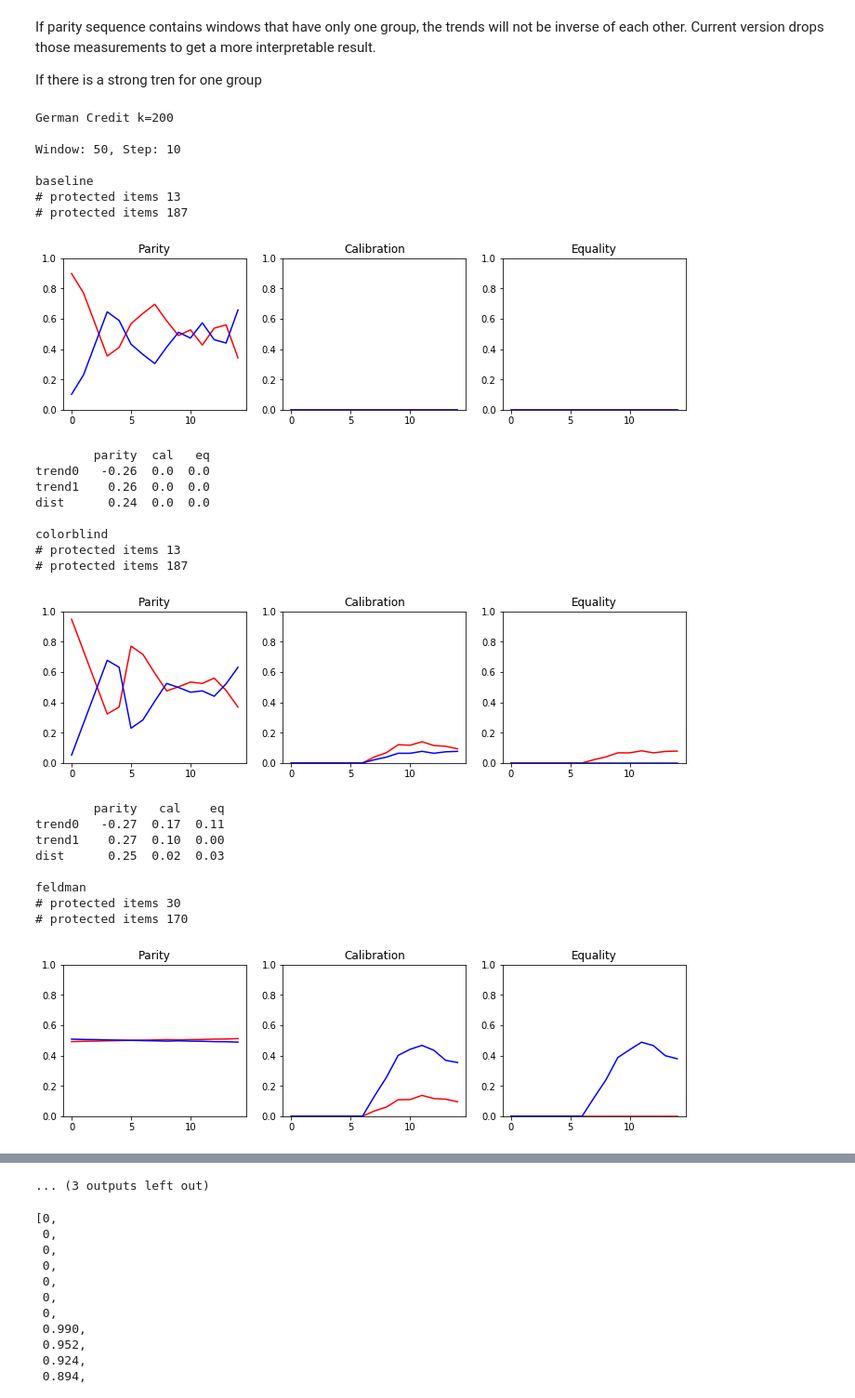
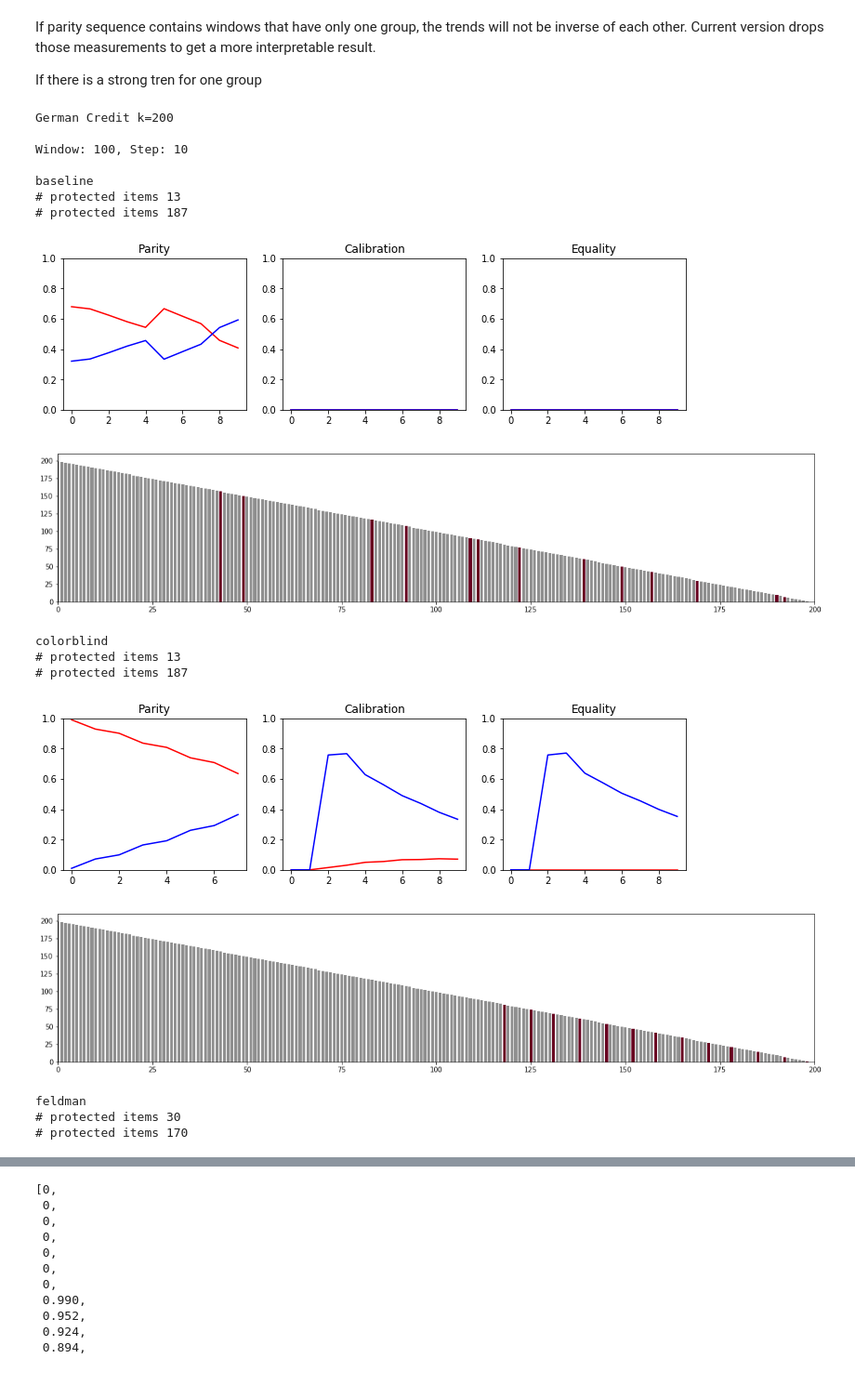
Before and after one commit to caitlinkuhlman/fair_ranking, a Jupyter notebook: diagnostics_FA_IR_datasets.ipynb, the cells around one changed output, grey strips where cells are left out. Shown at 93% size. Saved outputs shown, nothing was run; the diff lists cells and outputs as text; code cells hidden in the pictures.

Commit message:
notebooks for charts

```diff
--- a/diagnostics_FA_IR_datasets.ipynb
+++ b/diagnostics_FA_IR_datasets.ipynb
@@ -68,6 +68,13 @@ def plot_all(data, w, s):
     plt.plot(e1, color='blue')
     plt.title("Equality")
     plt.show()
+# %%
+def formatRank_german(df):
+    tmp = pd.DataFrame()
+    tmp['y']=df.sort_values('y_pred',ascending=False).index
+    tmp['y_pred']=tmp.index
+    tmp['g']=df.sort_values('y_pred',ascending=False).reset_index()['g']
+    return tmp
 # %%
 german = getAllFA_IRData('data/processed/fa_ir_german_credit/GermanCreditAge25',formatRank_german)
 german5 = getAllFA_IRData('data/processed/fa_ir_german_credit500/GermanCreditAge25',formatRank_german)
@@ -114,3 +127,13 @@ def plotFA_IRRanks(dict, w, s):
     print("# protected items", len(dict['fair6'][dict['fair6']['g']==False]))
     plot_all(dict['fair6'], w, s)
     print(diagnose_k(dict["fair6"], w, s).round(2))
+    print("\nfair 7")
+    print("# protected items", len(dict['fair7'][dict['fair7']['g']==True]))
+    print("# protected items", len(dict['fair7'][dict['fair7']['g']==False]))
+    plot_all(dict['fair7'], w, s)
+    print(diagnose_k(dict["fair8"], w, s).round(2))
+    print("\nfair 8")
+    print("# protected items", len(dict['fair8'][dict['fair8']['g']==True]))
+    print("# protected items", len(dict['fair8'][dict['fair8']['g']==False]))
+    plot_all(dict['fair8'], w, s)
+    print(diagnose_k(dict["fair8"], w, s).round(2))
@@ -234,0 +220,14 @@ def plot_rank(data):
+# %%
+def plot_rank(data):
+    df = data.copy()
+#     df.sort_values('y_pred', ascending=False, inplace=True)
+    cmap = plt.cm.RdGy
+    plt.rcParams['figure.figsize'] = (20, 4)
+    df['g'] = 1 - df['g']
+    df['g'] *=200
+#     print(df)
+    fig, ax = plt.subplots()
+#     ax.bar(range(len(df)), df.sort_values('y', ascending=False)['y'], 0.75, color=cmap((df['g'])))
+    ax.bar(df['y_pred'].rank(ascending=False, method='first'), df['y'], 0.75, color=cmap((df['g'])))
+    ax.set_xlim([0,len(df)])
+    plt.show()
@@ -293,31 +354,22 @@ Current version drops those measurements to get a more interpretable result.
 If there is a strong tren for one group
 # %%
 print("German Credit k=200")
-plotFA_IRRanks(ger2, 50, 10)
+plotFA_IRRanks(ger2, 100, 10)
 # %% [output]
 German Credit k=200
 
-Window: 50, Step: 10
+Window: 100, Step: 10
 
 baseline
 # protected items 13
 # protected items 187
-[figure, old version]
+[figure, new version]
+[figure, new version]
-        parity  cal   eq
-trend0   -0.26  0.0  0.0
-trend1    0.26  0.0  0.0
-dist      0.24  0.0  0.0
-
 colorblind
 # protected items 13
 # protected items 187
-[figure, old version]
+[figure, new version]
+[figure, new version]
-        parity   cal    eq
-trend0   -0.27  0.17  0.11
-trend1    0.27  0.10  0.00
-dist      0.25  0.02  0.03
-
 feldman
 # protected items 30
 # protected items 170
-[figure, old version]
@@ -351,4 +384,3 @@ fair 5
-... (3 outputs left out)
 # %%
 def scale(data, col):
     data[col] = (data[col]-data[col].min()) / (data[col].max() - data[col].min())
```
Also changed, not shown: parts of 11 cells of this notebook, 1 other file.
